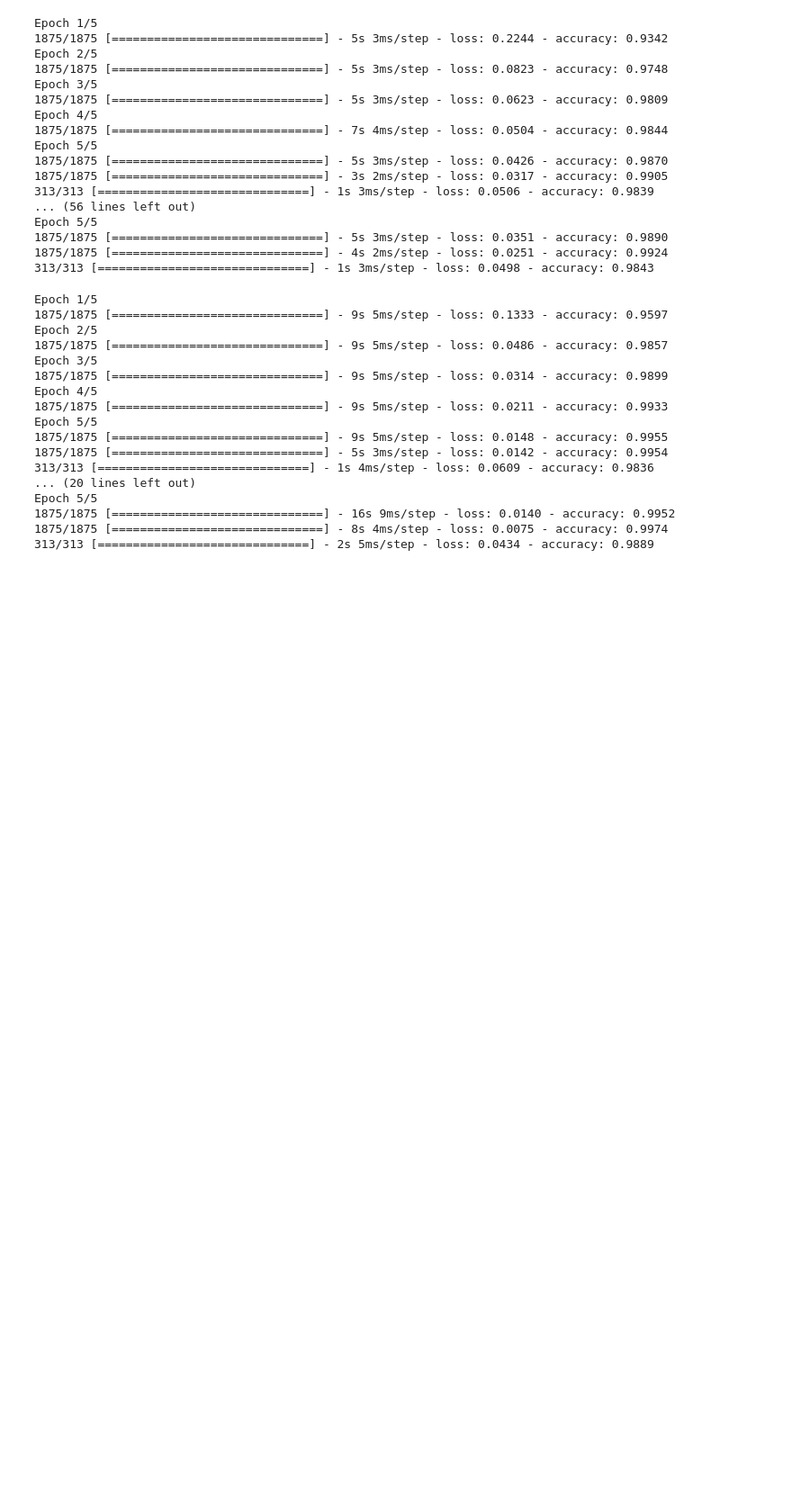
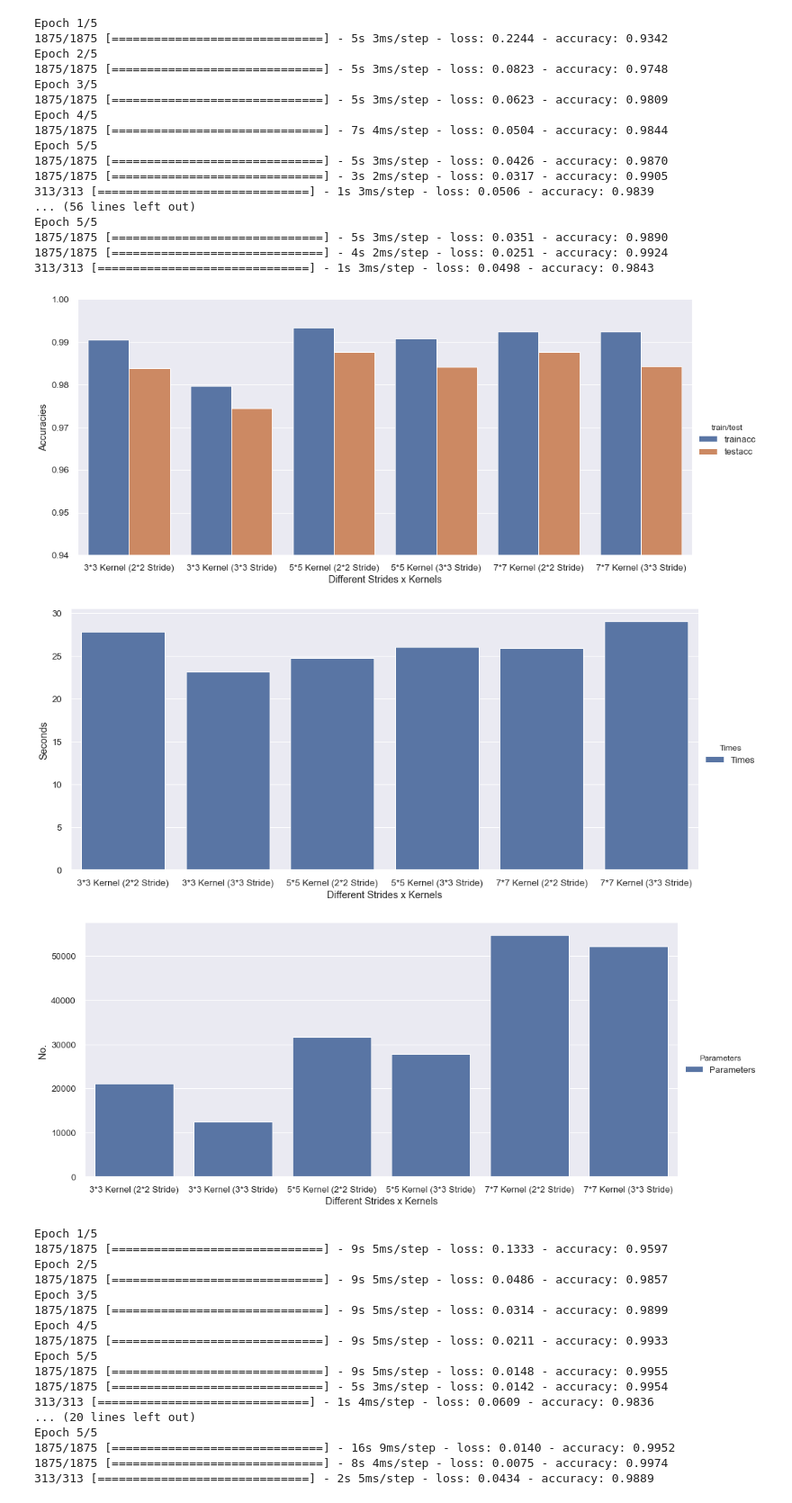
Before and after one commit to jatingupta-2000/DL-Labs, a Jupyter notebook: E18CSE140_DL_Lab6.ipynb, the cells around one changed output. Shown at 90% size. Saved outputs shown, nothing was run; the diff lists cells and outputs as text; code cells hidden in the pictures; blank space fills up the shorter version.

```diff
--- a/E18CSE140_DL_Lab6.ipynb
+++ b/E18CSE140_DL_Lab6.ipynb
@@ -575,6 +509,42 @@ Epoch 5/5
 1875/1875 [==============================] - 5s 3ms/step - loss: 0.0351 - accuracy: 0.9890
 1875/1875 [==============================] - 4s 2ms/step - loss: 0.0251 - accuracy: 0.9924
 313/313 [==============================] - 1s 3ms/step - loss: 0.0498 - accuracy: 0.9843
+# %%
+import matplotlib.pyplot as plt
+import seaborn as sns
+plt.style.use('seaborn')
+layerf=[str(i) for i in layerf]
+sns.set(font_scale=1.2)
+data={'Different Strides x Kernels':["3*3 Kernel (2*2 Stride)","3*3 Kernel (3*3 Stride)"
+                                     ,"5*5 Kernel (2*2 Stride)","5*5 Kernel (3*3 Stride)",
+                                    "7*7 Kernel (2*2 Stride)","7*7 Kernel (3*3 Stride)"]
+      ,'trainacc':trainaccstride
+      ,'testacc':testaccstride}
+df=pd.DataFrame(data)
+df = pd.melt(df, id_vars="Different Strides x Kernels", var_name="train/test", value_name="Accuracies")
+nls=sns.catplot(x='Different Strides x Kernels', y='Accuracies', hue='train/test',
+            data=df, kind='bar',height=6.27, aspect=13.7/6.27)
+nls.set(ylim=(0.94,1))
+data={'Different Strides x Kernels':["3*3 Kernel (2*2 Stride)","3*3 Kernel (3*3 Stride)"
+                                     ,"5*5 Kernel (2*2 Stride)","5*5 Kernel (3*3 Stride)",
+                                    "7*7 Kernel (2*2 Stride)","7*7 Kernel (3*3 Stride)"]
+      ,'Times':timesstride}
+df=pd.DataFrame(data)
+df = pd.melt(df, id_vars="Different Strides x Kernels", var_name="Times", value_name="Seconds")
+nls=sns.catplot(x='Different Strides x Kernels', y='Seconds', hue='Times',
+            data=df, kind='bar',height=6.27, aspect=13.7/6.27)
+data={'Different Strides x Kernels':["3*3 Kernel (2*2 Stride)","3*3 Kernel (3*3 Stride)"
+                                     ,"5*5 Kernel (2*2 Stride)","5*5 Kernel (3*3 Stride)",
+                                    "7*7 Kernel (2*2 Stride)","7*7 Kernel (3*3 Stride)"]
+      ,'Parameters':paramsstride}
+df=pd.DataFrame(data)
+df = pd.melt(df, id_vars="Different Strides x Kernels", var_name="Parameters", value_name="No. ")
+nls=sns.catplot(x='Different Strides x Kernels', y='No. ', hue='Parameters',
+            data=df, kind='bar',height=6.27, aspect=13.7/6.27)
+# %% [output]
+[figure, added]
+[figure, added]
+[figure, added]
 # %%
 for i in [3,5,7]:
     t=time.time()
```
Also changed, not shown: parts of 18 cells of this notebook.
